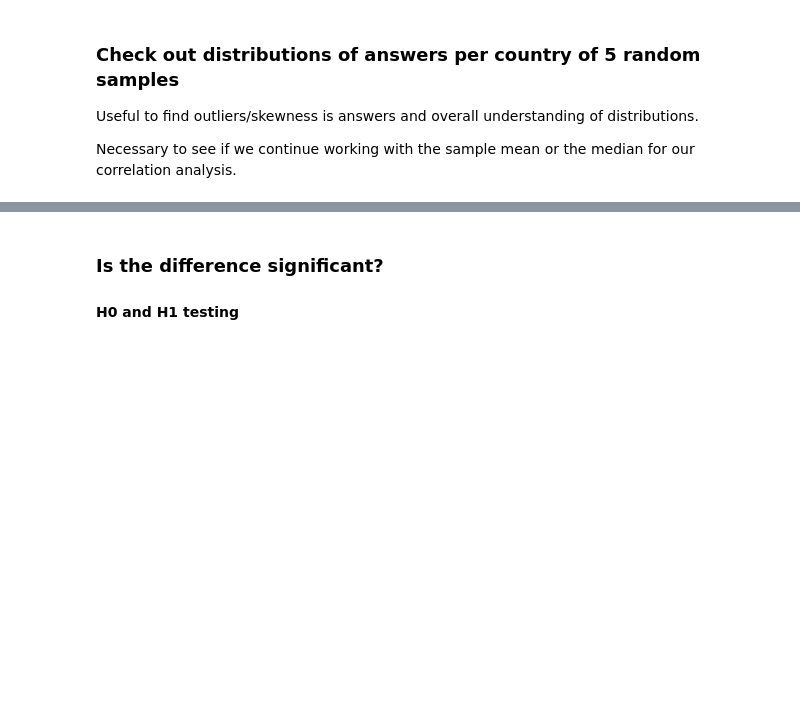
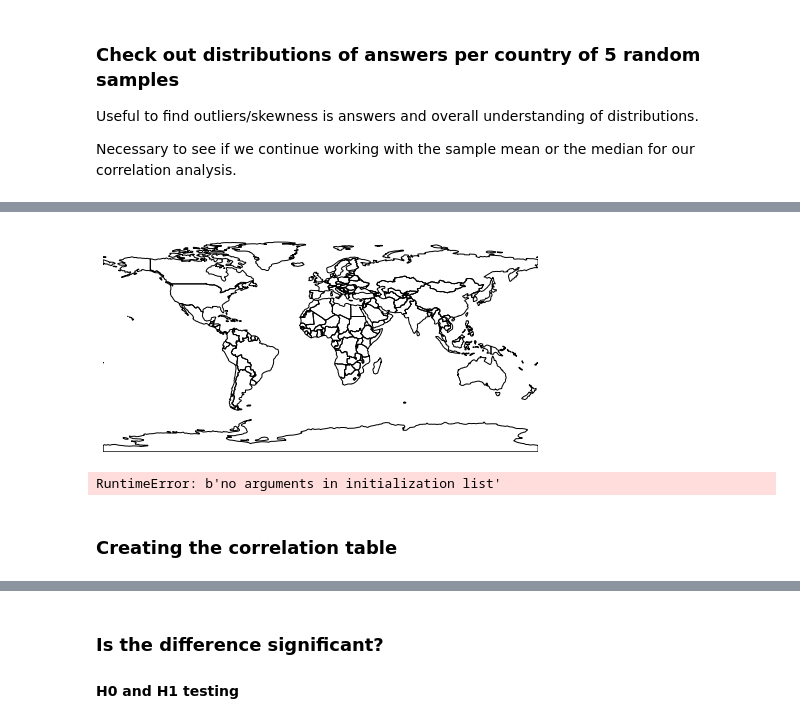
Before and after one commit to FHnt97/Project-Week-5-Your-Own-Project, a Jupyter notebook: your-project/03-Analysis.ipynb, the cells around one changed output, grey strips where cells are left out. Saved outputs shown, nothing was run; the diff lists cells and outputs as text; code cells hidden in the pictures; blank space fills up the shorter version.

```diff
--- a/your-project/03-Analysis.ipynb
+++ b/your-project/03-Analysis.ipynb
@@ -26,0 +102,15 @@ sns.distplot()
+# %%
+shapefile = os.path.expanduser("../../ne_10m_admin_0_countries/ne_10m_admin_0_countries.shp")
+colors = 9
+cmap = "coolwarm"
+
+world = geoplot.polyplot(world, figsize=(8,4))
+# %% [output]
+[figure, added]
+# %%
+geopandas = gdp.read_file(shapefile)[["ADM0_A3", "geometry"]].to_crs("+proj=robin")
+geopandas.sample(5)
+# %% [output]
+RuntimeError: b'no arguments in initialization list'
+# %% [markdown]
+### Creating the correlation table
```
Also changed, not shown: parts of 42 cells of this notebook, 6 other files.
